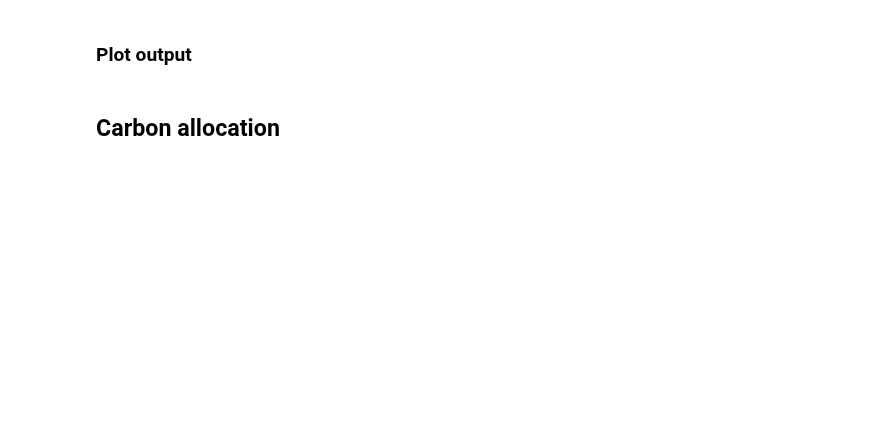
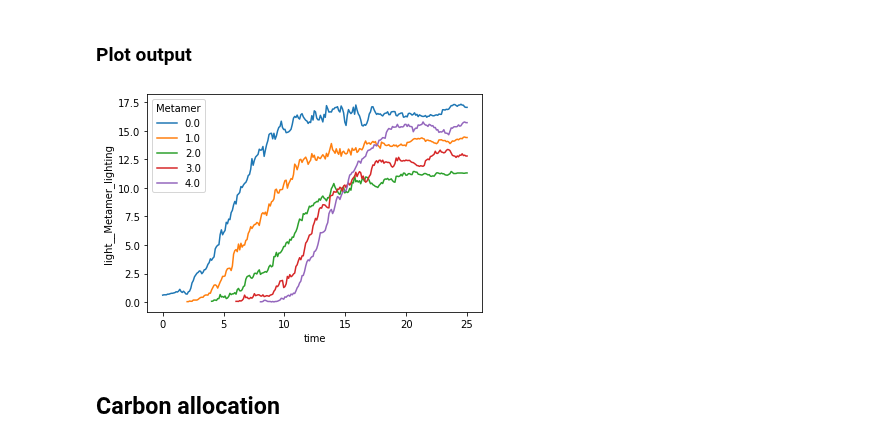
Before and after one commit to fredboudon/plantgl-jupyter, a Jupyter notebook: examples/lpy-simlab/lpy_carbon_light.ipynb, the cells around one changed output. Saved outputs shown, nothing was run; the diff lists cells and outputs as text; code cells hidden in the pictures; blank space fills up the shorter version.

```diff
--- a/examples/lpy-simlab/lpy_carbon_light.ipynb
+++ b/examples/lpy-simlab/lpy_carbon_light.ipynb
@@ -116,7 +241,6 @@ model.visualize(show_inputs=True, show_variables=True)
 ### Run the model and inspect results
 # %%
 from lpy_simlab_process import xs_lpydisplay_hook
-
-ds_out = ds.xsimlab.run(model=model, hooks=xs_lpydisplay_hook('devel', scales = 1/30))
+ds_out = ds.xsimlab.run(model=model, hooks=xs_lpydisplay_hook('devel', scale = 1/50, delay = 0.01))
 ds_out
 # %% [output]
@@ -127,4 +268,6 @@ KeyError: "Missing variables ['devel__Metamer_t', 'devel__Metamer_parent', 'deve
 # %%
-ds_out.devel__Metamer_leaf_size.plot.line(x='time');
+ds_out.light__Metamer_lighting.plot.line(x='time');
+# %% [output]
+[figure, added]
 # %% [markdown]
 ## Carbon allocation
```
Also changed, not shown: parts of 14 cells of this notebook, 1 other file.
